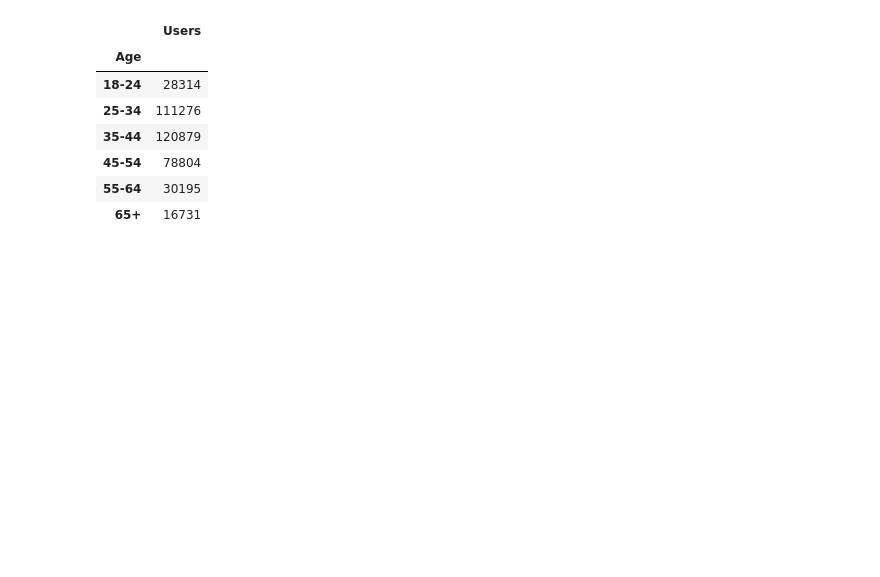
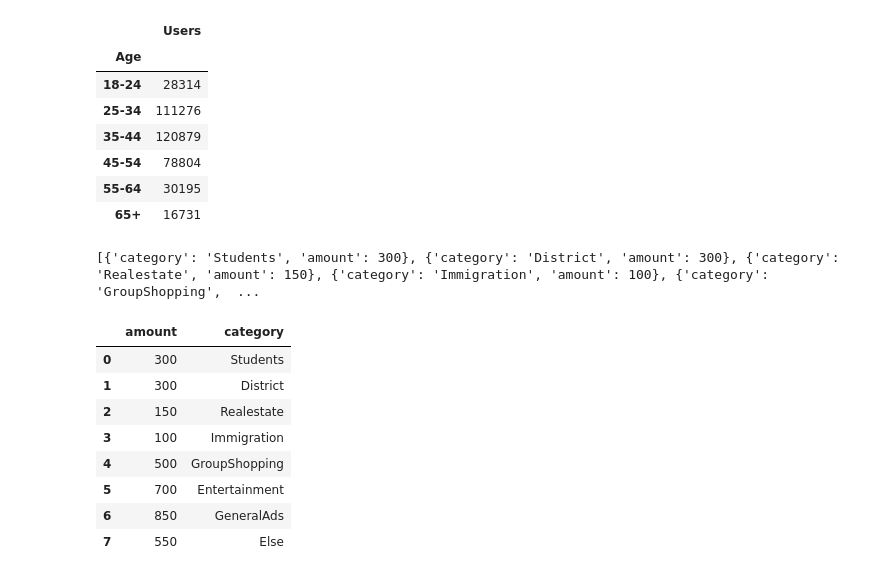
Before and after one commit to zhongw117/GTA-population, a Jupyter notebook: pop_dist.ipynb, the cells around one changed output. Saved outputs shown, nothing was run; the diff lists cells and outputs as text; code cells hidden in the pictures; blank space fills up the shorter version.

```diff
--- a/pop_dist.ipynb
+++ b/pop_dist.ipynb
@@ -216,0 +219,11 @@ show(p)
+# %%
+try:
+    with connection.cursor() as cursor:
+        sql = "SELECT category, amount from group_cate where 1"
+        cursor.execute(sql)
+        result_group_cate = cursor.fetchall()
+        print(result_group_cate)
+finally:
+    pass
+# %% [output]
+[{'category': 'Students', 'amount': 300}, {'category': 'District', 'amount': 300}, {'category': 'Realestate', 'amount': 150}, {'category': 'Immigration', 'amount': 100}, {'category': 'GroupShopping',  ...
@@ -216,0 +232,12 @@ show(p)
+# %%
+group_cate_df
+# %% [output]
+|  | amount | category |
+| 0 | 300 | Students |
+| 1 | 300 | District |
+| 2 | 150 | Realestate |
+| 3 | 100 | Immigration |
+| 4 | 500 | GroupShopping |
+| 5 | 700 | Entertainment |
+| 6 | 850 | GeneralAds |
+| 7 | 550 | Else |
```
Also changed, not shown: parts of 7 cells of this notebook, 1 other file.
